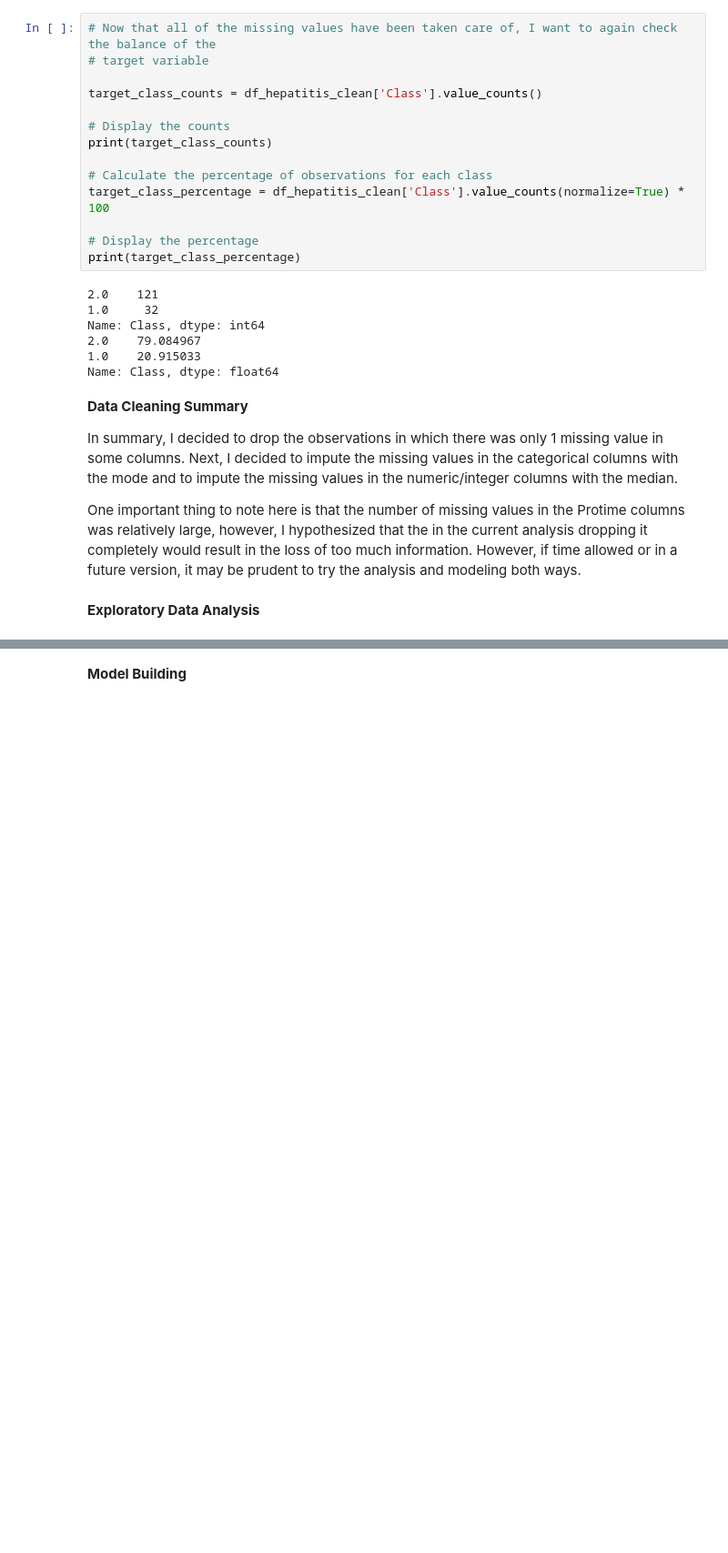
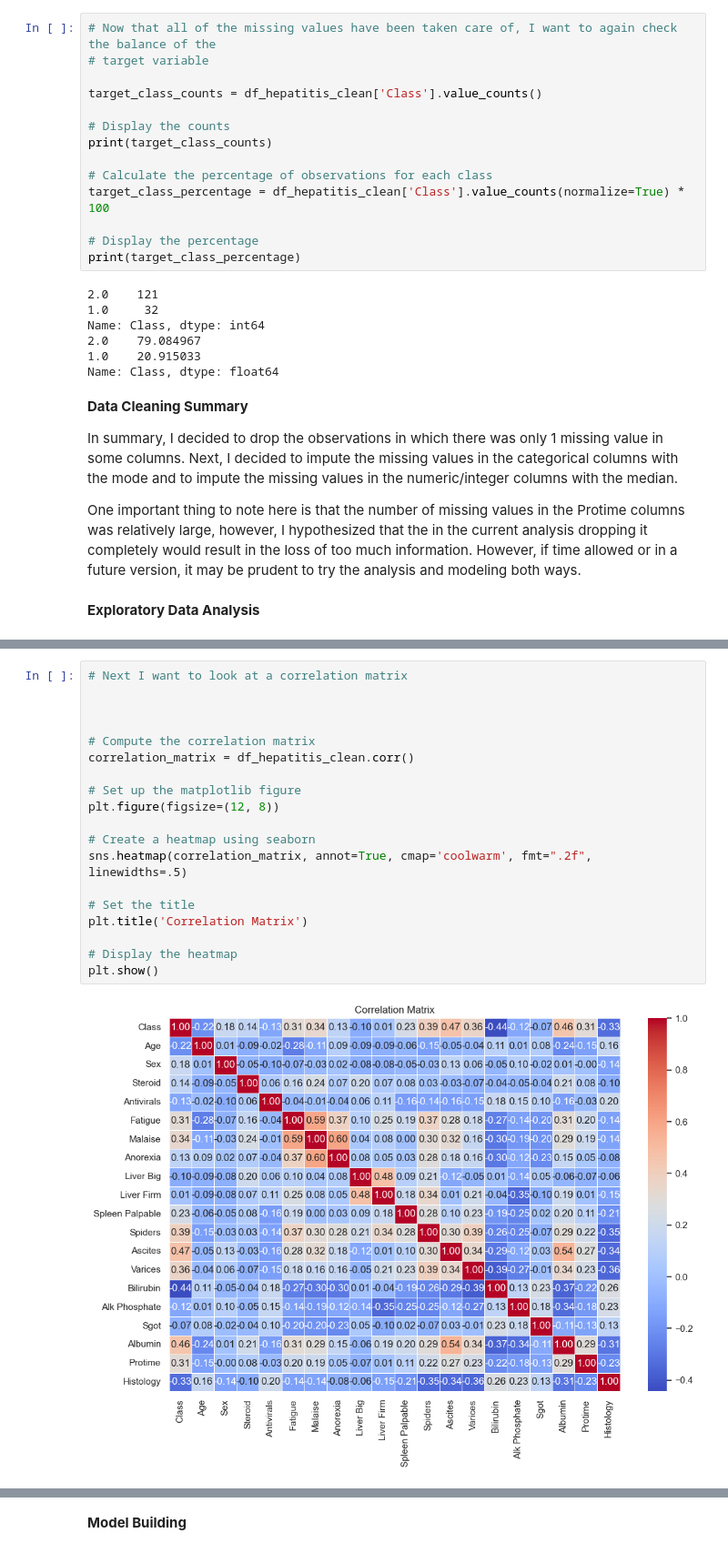
Before and after one commit to bryanpmayfield/DTSA_5509_Final_Project, a Jupyter notebook: DTSA_5509_Final_Project_NB.ipynb, the cells around one changed output, grey strips where cells are left out. Shown at 91% size. Cells and saved outputs as stored; diff of their text form; blank space fills up the shorter version.

```diff
--- a/DTSA_5509_Final_Project_NB.ipynb
+++ b/DTSA_5509_Final_Project_NB.ipynb
@@ -362,0 +416,21 @@ One important thing to note here is that the number of missing values in the Pro
+# %%
+# Next I want to look at a correlation matrix
+
+
+
+# Compute the correlation matrix
+correlation_matrix = df_hepatitis_clean.corr()
+
+# Set up the matplotlib figure
+plt.figure(figsize=(12, 8))
+
+# Create a heatmap using seaborn
+sns.heatmap(correlation_matrix, annot=True, cmap='coolwarm', fmt=".2f", linewidths=.5)
+
+# Set the title
+plt.title('Correlation Matrix')
+
+# Display the heatmap
+plt.show()
+# %% [output]
+[figure, added]
```
Also changed, not shown: parts of 16 cells of this notebook.
